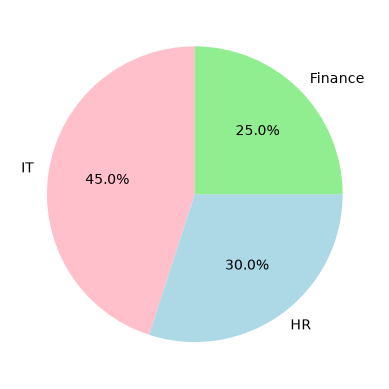
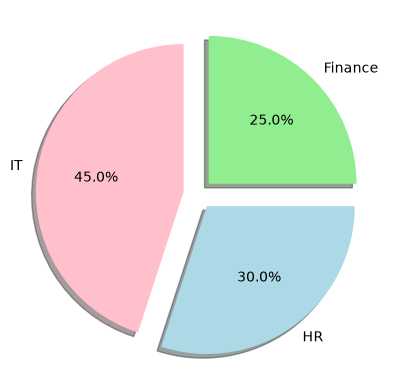
The notebook cell's code change between the first figure and the second:
--- before
+++ after
@@ -1,2 +1,2 @@
-plt.pie(counts,labels=counts.index,colors=['pink','lightblue','lightgreen'],autopct='%1.1f%%',startangle=90)
+plt.pie(counts,labels=counts.index,colors=['pink','lightblue','lightgreen'],autopct='%1.1f%%',explode=[0.1,0.1,0.1],shadow=True,startangle=90)
 plt.show()

Commit: learning about plots